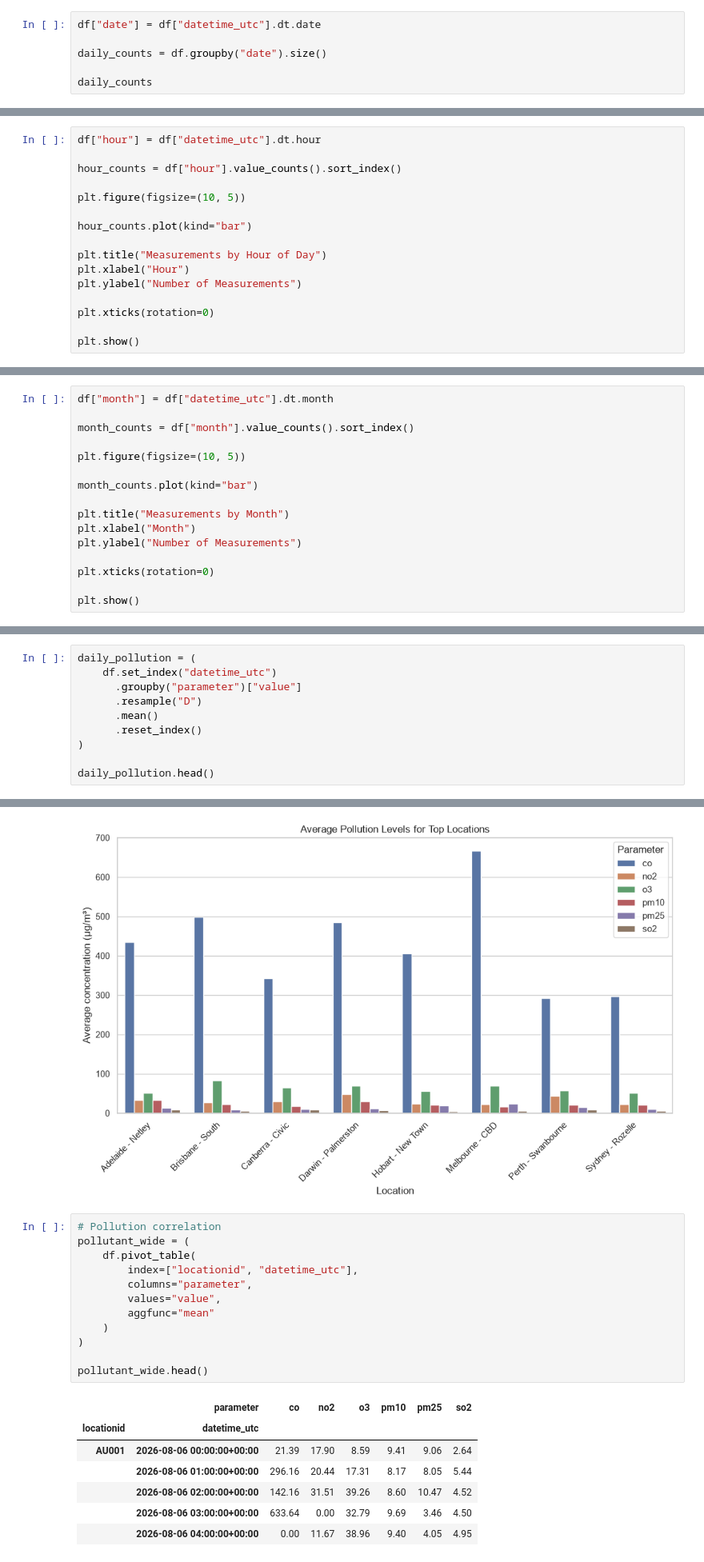
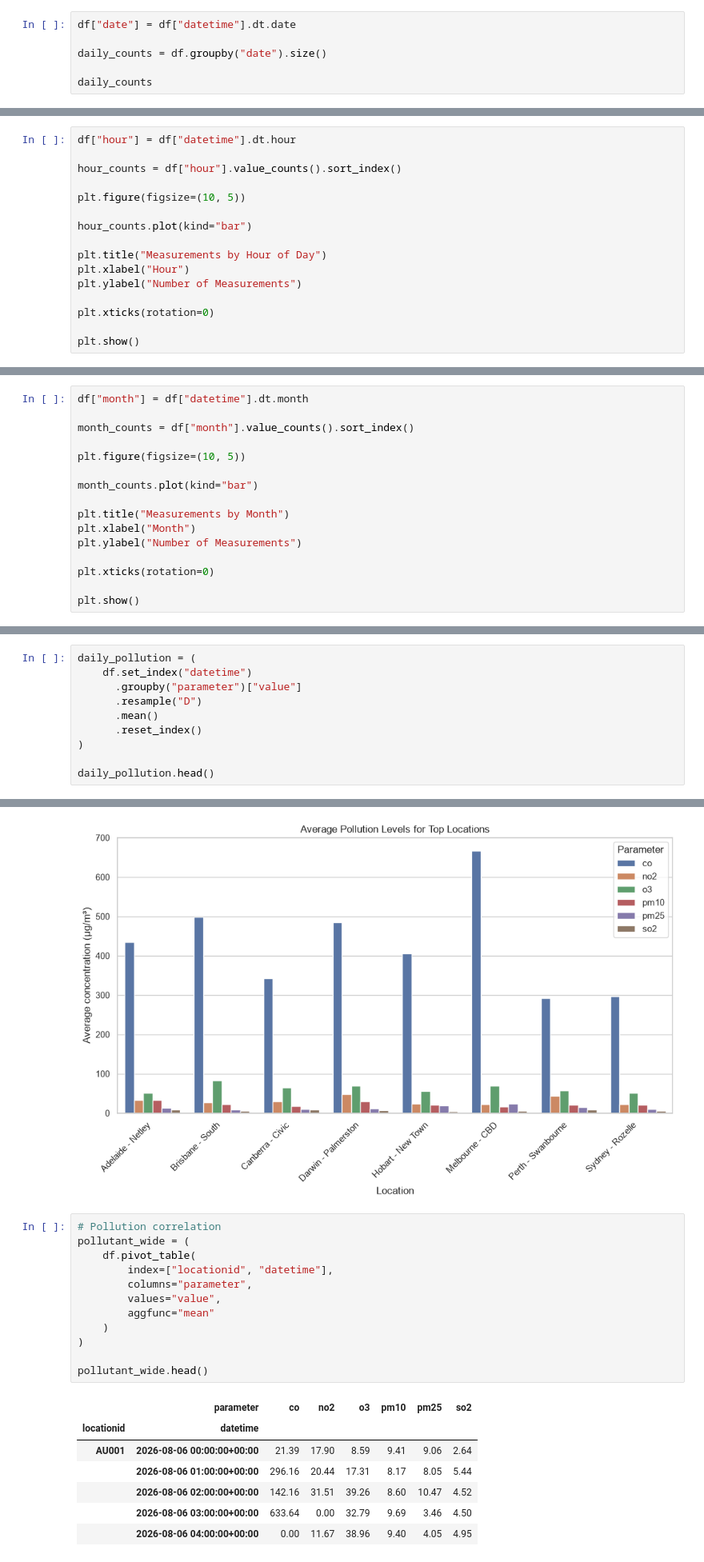
Before and after one commit to shahsandesh30/DataGuard, a Jupyter notebook: notebooks/layer2/silver_data_eda.ipynb, the cells around one changed output, grey strips where cells are left out. Shown at 80% size. Saved outputs shown, nothing was run; the diff lists cells and outputs as text.

```diff
--- a/notebooks/layer2/silver_data_eda.ipynb
+++ b/notebooks/layer2/silver_data_eda.ipynb
@@ -289,7 +289,7 @@ Start date: 2026-08-06 00:00:00+00:00
 End date: 2026-08-20 00:00:00+00:00
 Number of days: 14
 # %%
-df["date"] = df["datetime_utc"].dt.date
+df["date"] = df["datetime"].dt.date
 
 daily_counts = df.groupby("date").size()
 
@@ -325,7 +325,7 @@ plt.show()
 # %% [output]
 [figure]
 # %%
-df["hour"] = df["datetime_utc"].dt.hour
+df["hour"] = df["datetime"].dt.hour
 
 hour_counts = df["hour"].value_counts().sort_index()
 
@@ -343,7 +343,7 @@ plt.show()
 # %% [output]
 [figure]
 # %%
-df["month"] = df["datetime_utc"].dt.month
+df["month"] = df["datetime"].dt.month
 
 month_counts = df["month"].value_counts().sort_index()
 
@@ -445,7 +445,7 @@ plt.show()
 [figure]
 # %%
 daily_pollution = (
-    df.set_index("datetime_utc")
+    df.set_index("datetime")
       .groupby("parameter")["value"]
       .resample("D")
       .mean()
@@ -633,18 +633,18 @@ plt.show()
 # %%
 # Pollution correlation
 pollutant_wide = (
     df.pivot_table(
-        index=["locationid", "datetime_utc"],
+        index=["locationid", "datetime"],
         columns="parameter",
         values="value",
         aggfunc="mean"
     )
 )
 
 pollutant_wide.head()
 # %% [output]
 |  | parameter | co | no2 | o3 | pm10 | pm25 | so2 |
-| locationid | datetime_utc |  |  |  |  |  |  |
+| locationid | datetime |  |  |  |  |  |  |
 | AU001 | 2026-08-06 00:00:00+00:00 | 21.39 | 17.90 | 8.59 | 9.41 | 9.06 | 2.64 |
 |  | 2026-08-06 01:00:00+00:00 | 296.16 | 20.44 | 17.31 | 8.17 | 8.05 | 5.44 |
 |  | 2026-08-06 02:00:00+00:00 | 142.16 | 31.51 | 39.26 | 8.60 | 10.47 | 4.52 |
```
Also changed, not shown: parts of 19 cells of this notebook, 8 other files.
